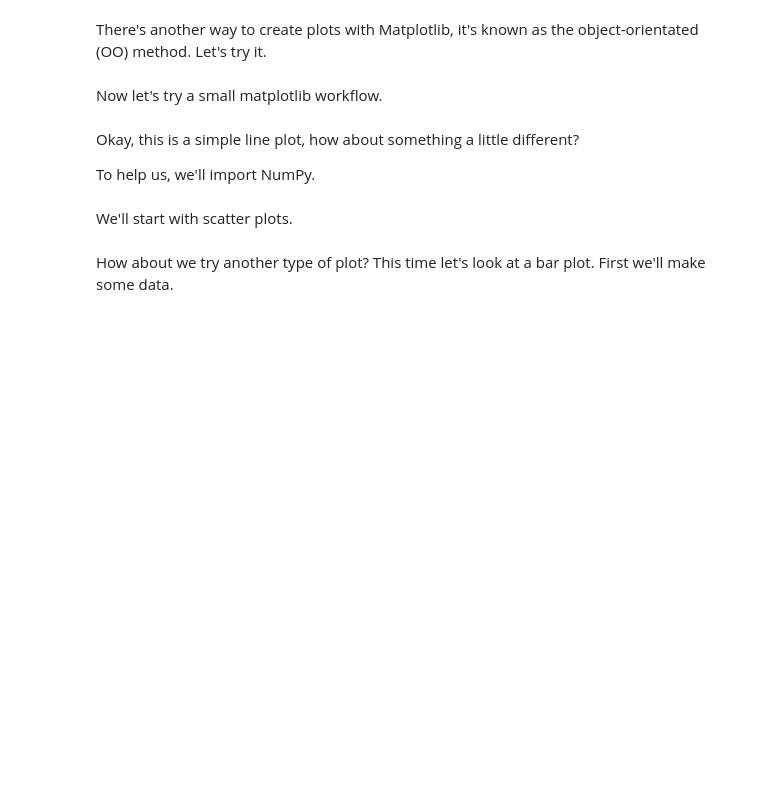
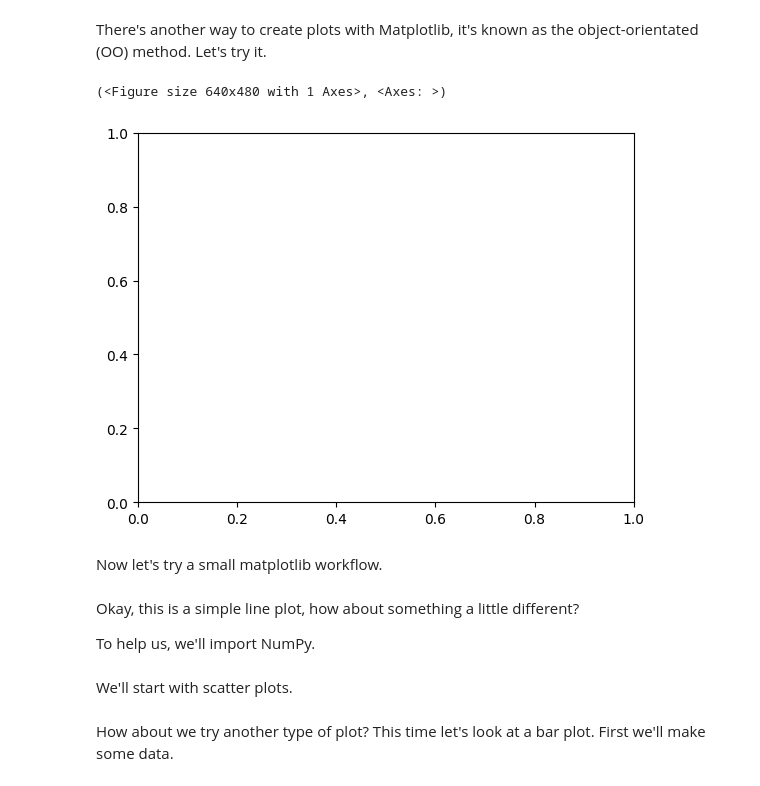
Before and after one commit to GhadeerZahwe/Matplotlib_Practice, a Jupyter notebook: matplotlib-exercises.ipynb, the cells around one changed output. Drawn from its saved outputs; the diff is of its cells as text; code cells hidden in the pictures; blank space fills up the shorter version.

```diff
--- a/matplotlib-exercises.ipynb
+++ b/matplotlib-exercises.ipynb
@@ -37,6 +41,11 @@ y=[2,3,4,5,6]
 There's another way to create plots with Matplotlib, it's known as the object-orientated (OO) method. Let's try it.
 # %%
 # Create a plot using plt.subplots()
+# subplots returns figure and axes
+plt.subplots()
+# %% [output]
+(<Figure size 640x480 with 1 Axes>, <Axes: >)
+[figure, added]
 # %%
 # Create a plot using plt.subplots() and then add X & y on the axes
 # %% [markdown]
```
Also changed, not shown: parts of 1 cell of this notebook.
